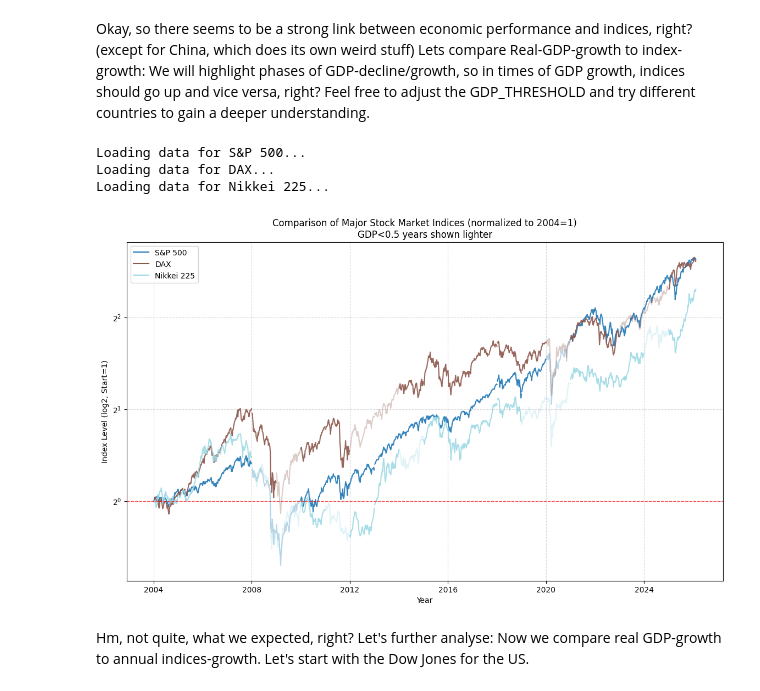
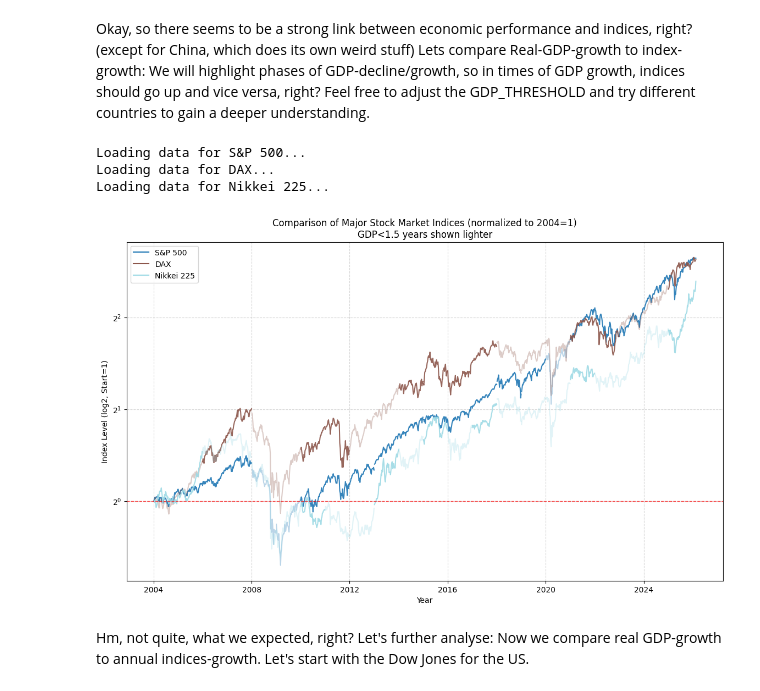
Before and after one commit to MrMillennium01/analysis-of-correlation-economy-stock-indices, a Jupyter notebook: Chapter1_wealth_distribution.ipynb, the cells around one changed output. Saved outputs shown, nothing was run; the diff lists cells and outputs as text; code cells hidden in the pictures.

```diff
--- a/Chapter1_wealth_distribution.ipynb
+++ b/Chapter1_wealth_distribution.ipynb
@@ -303,7 +303,7 @@ Okay, so there seems to be a strong link between economic performance and indice
 Feel free to adjust the GDP_THRESHOLD and try different countries to gain a deeper understanding.
 # %%
 START_DATE=2004
-GDP_THRESHOLD=0.5
+GDP_THRESHOLD=1.5
 
 import yfinance as yf
 import wbdata
@@ -380,34 +380,34 @@ for name, info in indices.items():
         base_color = color_map[name]
 
         if gdp is not None and year in gdp.index:
             if gdp.loc[year, "gdp_growth"] < GDP_THRESHOLD:  # Recession
                 plt.plot(segment.index, segment, color=base_color, alpha=0.3, label="_nolegend_")
             else:
                 plt.plot(segment.index, segment, color=base_color, alpha=0.9, label="_nolegend_")
         else:
             plt.plot(segment.index, segment, color=base_color, alpha=0.9, label="_nolegend_")
 
     # Dummy for legend
     if name == "MSCI World":
         plt.plot([], [], color="black", linewidth=2.5, label="MSCI World")
     else:
         plt.plot([], [], color=color_map[name], label=name)
 
 # Line at 1
 plt.axhline(1, color="red", linestyle="--", linewidth=1, alpha=0.7)
 
 plt.yscale("log", base=2)
 plt.title(f"Comparison of Major Stock Market Indices (normalized to {START_DATE}=1)\nGDP<{GDP_THRESHOLD} years shown lighter")
 plt.xlabel("Year")
 plt.ylabel("Index Level (log2, Start=1)")
 plt.legend()
 plt.grid(True, which="both", linestyle="--", alpha=0.5)
 plt.show()
 # %% [output]
 Loading data for S&P 500...
 Loading data for DAX...
 Loading data for Nikkei 225...
-[figure, old version]
+[figure, new version]
 # %% [markdown]
 Hm, not quite, what we expected, right? Let's further analyse: Now we compare real GDP-growth to annual indices-growth. Let's start with the Dow Jones for the US.
 # %%
```
Also changed, not shown: parts of 3 cells of this notebook, 5 other files.
